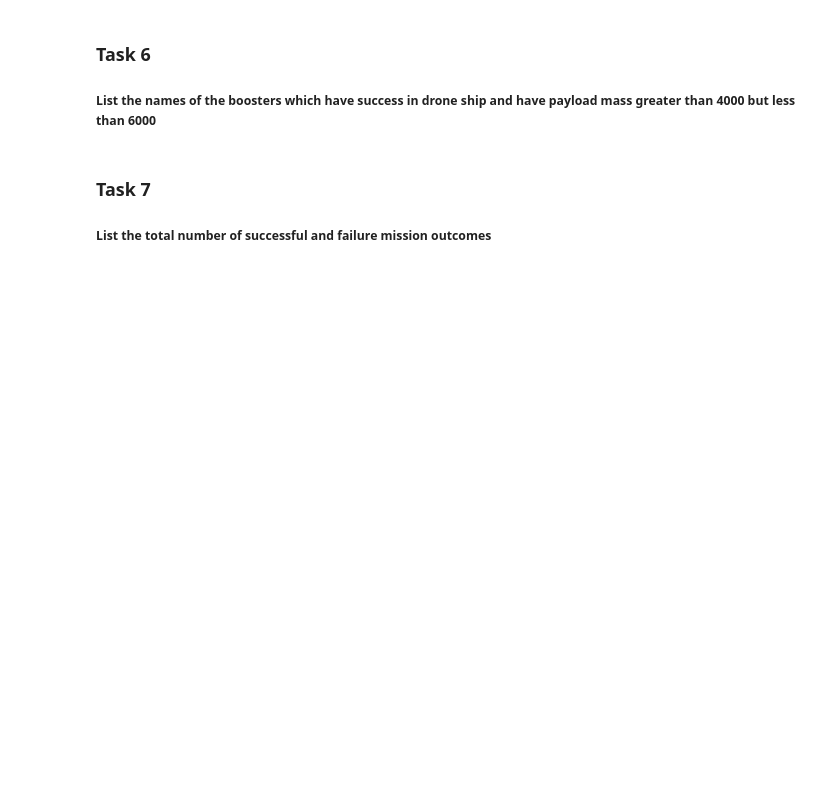
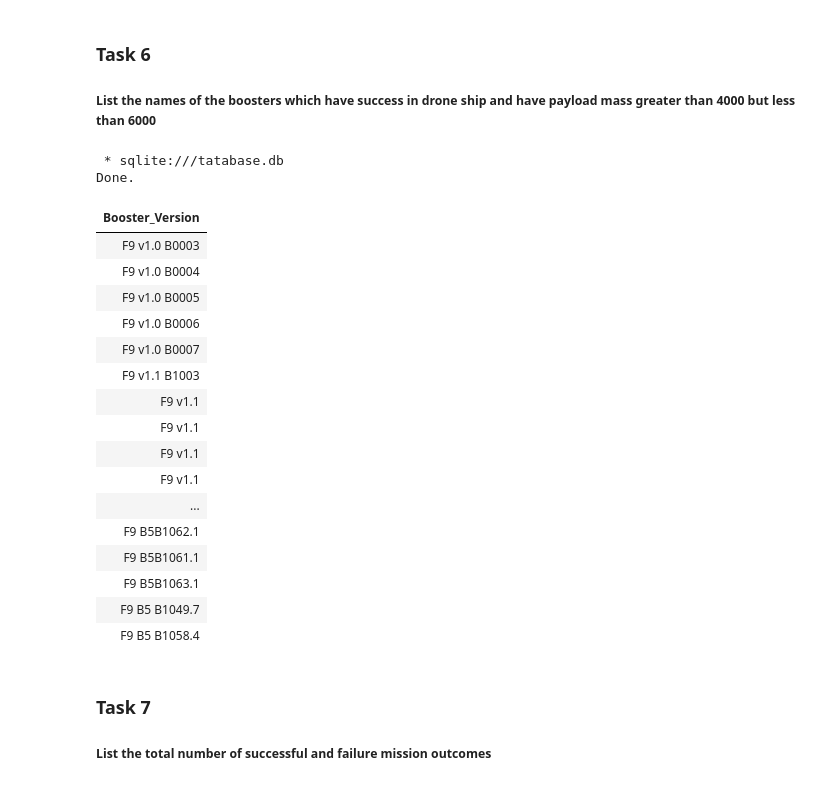
Before and after one commit to junmingtheo/mbi-a-d-s, a Jupyter notebook: jupyter_labs_eda_sql_coursera_sqllite.ipynb, the cells around one changed output. Saved outputs shown, nothing was run; the diff lists cells and outputs as text; code cells hidden in the pictures; blank space fills up the shorter version.

```diff
--- a/jupyter_labs_eda_sql_coursera_sqllite.ipynb
+++ b/jupyter_labs_eda_sql_coursera_sqllite.ipynb
@@ -109,6 +176,31 @@ _Hint:Use min function_
 ### Task 6
 
 ##### List the names of the boosters which have success in drone ship and have payload mass greater than 4000 but less than 6000
+# %%
+query= %sql select Booster_Version from SPACEXTABLE where Mission_Outcome = "Success" \
+and (select PAYLOAD_MASS__KG_ from SPACEXTABLE where PAYLOAD_MASS__KG_ between 4000 and 6000)
+# %sql select *  from SPACEXTABLE limit 20;
+query
+# %% [output]
+ * sqlite:///tatabase.db
+Done.
+| Booster_Version |
+| F9 v1.0 B0003 |
+| F9 v1.0 B0004 |
+| F9 v1.0 B0005 |
+| F9 v1.0 B0006 |
+| F9 v1.0 B0007 |
+| F9 v1.1 B1003 |
+| F9 v1.1 |
+| F9 v1.1 |
+| F9 v1.1 |
+| F9 v1.1 |
+| ... |
+| F9 B5B1062.1 |
+| F9 B5B1061.1 |
+| F9 B5B1063.1 |
+| F9 B5 B1049.7 |
+| F9 B5 B1058.4 |
 # %% [markdown]
 ### Task 7
 
```
Also changed, not shown: parts of 15 cells of this notebook.
